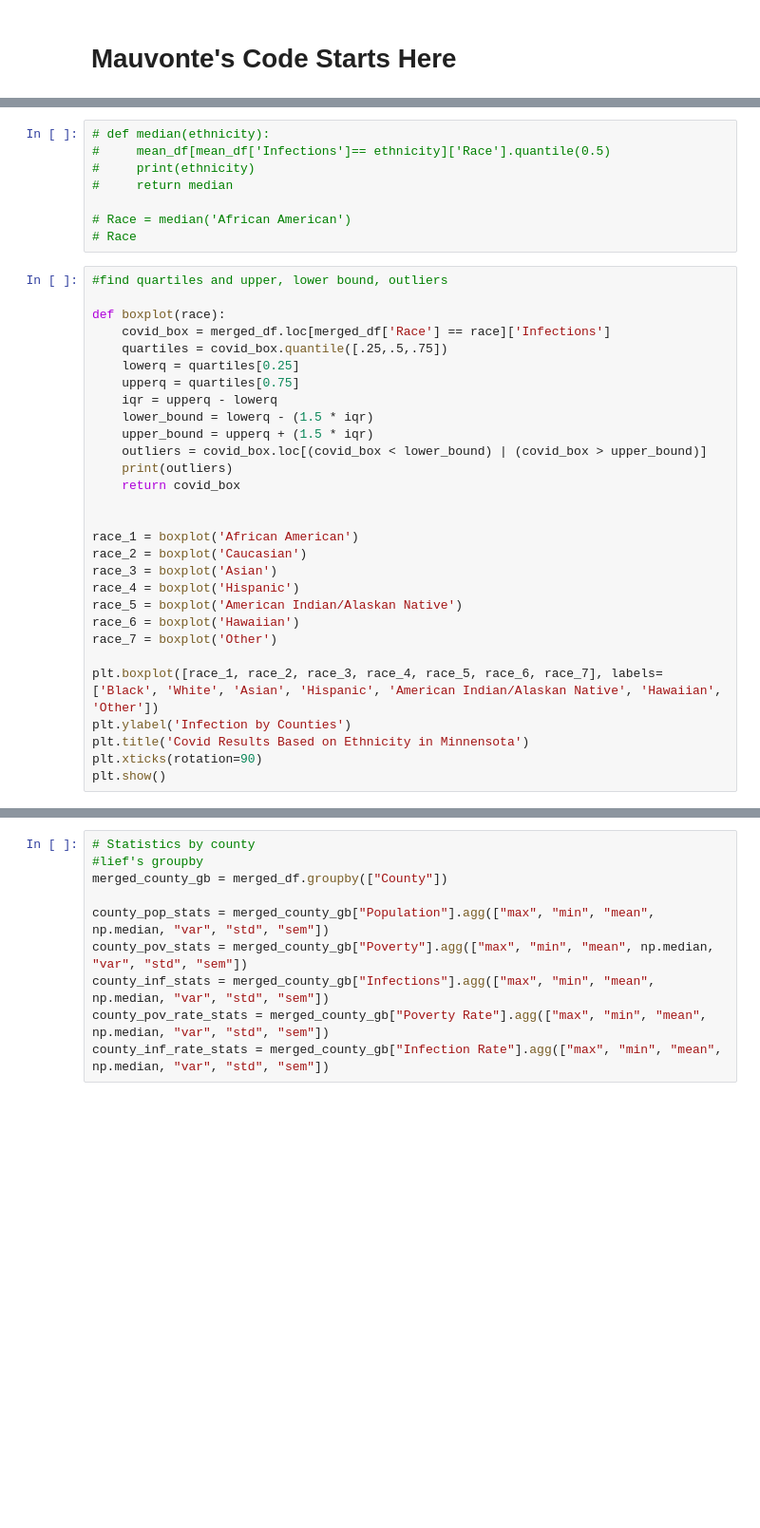
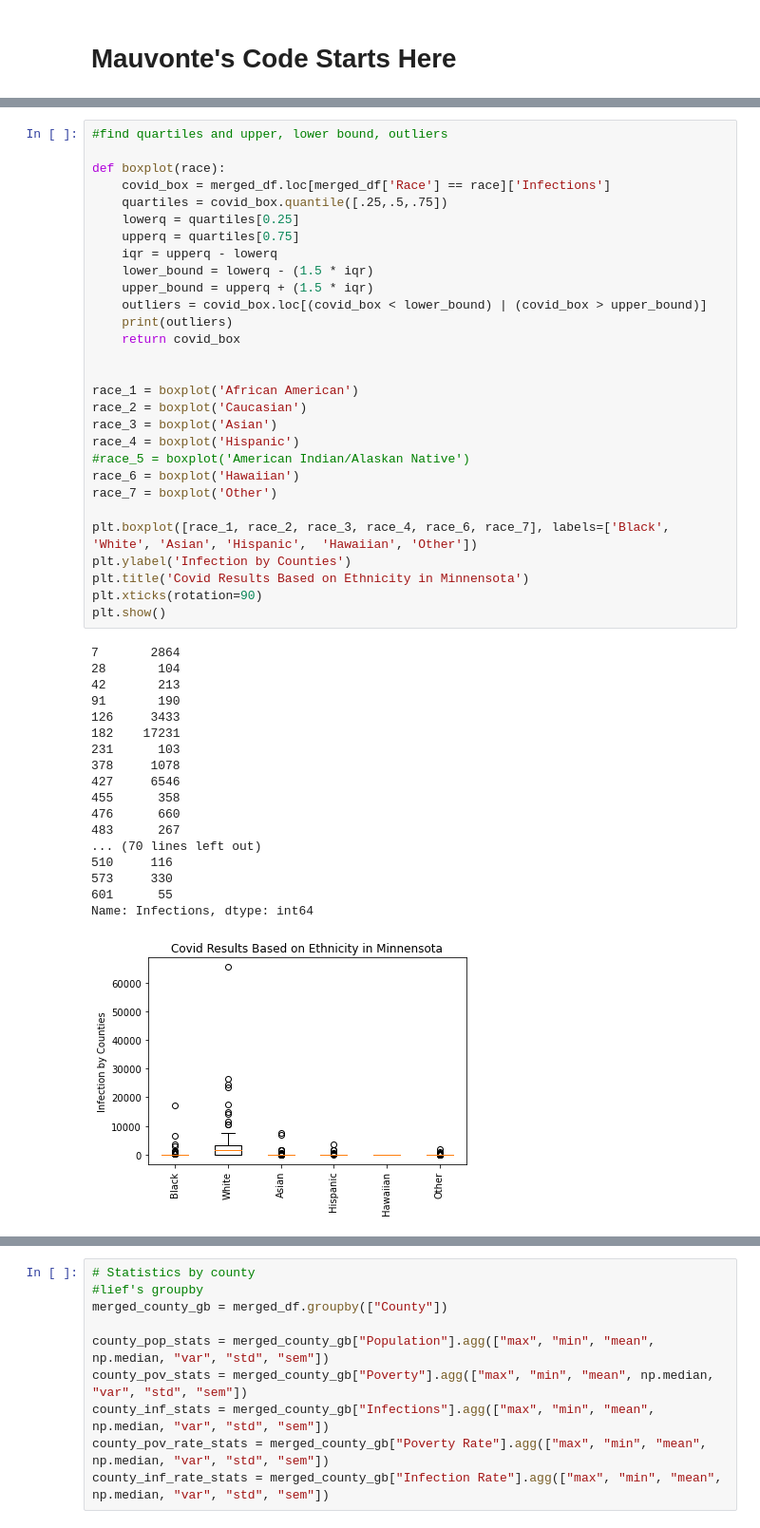
Before and after one commit to tlenzmeier58/Project_1, a Jupyter notebook: working.ipynb, the cells around one changed output, grey strips where cells are left out. Shown at 95% size. Drawn from its saved outputs; the diff is of its cells as text; blank space fills up the shorter version.

```diff
--- a/working.ipynb
+++ b/working.ipynb
@@ -230,38 +379,49 @@ mean_df.reset_index()
-# %%
-# def median(ethnicity):
-#     mean_df[mean_df['Infections']== ethnicity]['Race'].quantile(0.5)
-#     print(ethnicity)
-#     return median
-
-# Race = median('African American')
-# Race
 # %%
 #find quartiles and upper, lower bound, outliers
 
 def boxplot(race):
     covid_box = merged_df.loc[merged_df['Race'] == race]['Infections']
     quartiles = covid_box.quantile([.25,.5,.75])
     lowerq = quartiles[0.25]
     upperq = quartiles[0.75]
     iqr = upperq - lowerq
     lower_bound = lowerq - (1.5 * iqr)
     upper_bound = upperq + (1.5 * iqr)
     outliers = covid_box.loc[(covid_box < lower_bound) | (covid_box > upper_bound)]
     print(outliers)
     return covid_box
 
 
 race_1 = boxplot('African American')
 race_2 = boxplot('Caucasian')
 race_3 = boxplot('Asian')
 race_4 = boxplot('Hispanic')
-race_5 = boxplot('American Indian/Alaskan Native')
+#race_5 = boxplot('American Indian/Alaskan Native')
 race_6 = boxplot('Hawaiian')
 race_7 = boxplot('Other')
 
-plt.boxplot([race_1, race_2, race_3, race_4, race_5, race_6, race_7], labels=['Black', 'White', 'Asian', 'Hispanic', 'American Indian/Alaskan Native', 'Hawaiian', 'Other'])
+plt.boxplot([race_1, race_2, race_3, race_4, race_6, race_7], labels=['Black', 'White', 'Asian', 'Hispanic',  'Hawaiian', 'Other'])
 plt.ylabel('Infection by Counties')
 plt.title('Covid Results Based on Ethnicity in Minnensota')
 plt.xticks(rotation=90)
 plt.show()
+# %% [output]
+7       2864
+28       104
+42       213
+91       190
+126     3433
+182    17231
+231      103
+378     1078
+427     6546
+455      358
+476      660
+483      267
+... (70 lines left out)
+510     116
+573     330
+601      55
+Name: Infections, dtype: int64
+[figure, added]
 # %% [markdown]
```
Also changed, not shown: parts of 22 cells of this notebook.
